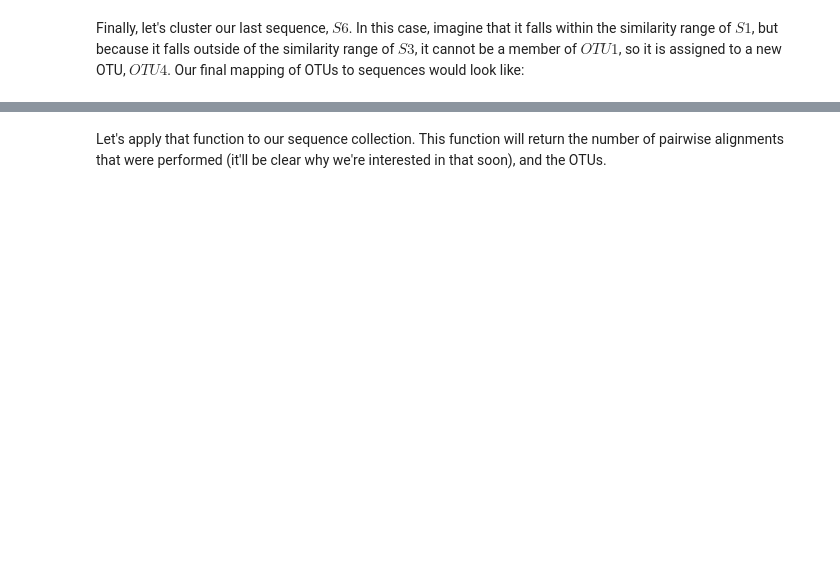
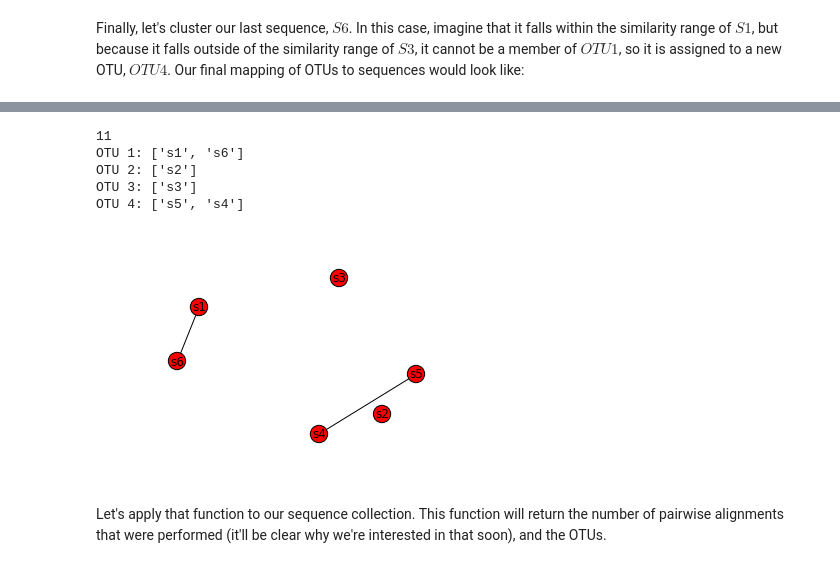
Before and after one commit to applied-bioinformatics/An-Introduction-To-Applied-Bioinformatics, a Jupyter notebook: fundamentals/sequence-mapping-and-clustering.ipynb, the cells around one changed output, grey strips where cells are left out. Saved outputs shown, nothing was run; the diff lists cells and outputs as text; code cells hidden in the pictures; blank space fills up the shorter version.

```diff
--- a/fundamentals/sequence-mapping-and-clustering.ipynb
+++ b/fundamentals/sequence-mapping-and-clustering.ipynb
@@ -200,3 +171,48 @@ def furthest_neighbor_cluster(seqs, similarity_threshold):
+# %%
+from numpy import mean
+
+def further_neighbor_cluster_match(seq, cluster, similarity_threshold, aligner):
+    alignment_results = []
+    for node in cluster.nodes_iter():
+        aln = aligner(seq, node)
+        percent_similarity = aln[0].fraction_same(aln[1])
+        alignment_results.append((node, percent_similarity))
+        if percent_similarity < similarity_threshold:
+            return False, alignment_results
+    return True, alignment_results
+
+
+def furthest_neighbor_cluster(seqs, similarity_threshold, aligner=local_pairwise_align_ssw):
+    clusters = []
+    num_alignments = 0
+    for query_seq in seqs:
+        clustered = False
+        for cluster in clusters:
+            clustered, alignment_results = further_neighbor_cluster_match(
+                query_seq, cluster, similarity_threshold, aligner)
+            num_alignments += len(alignment_results)
+            if clustered:
+                break
+        if clustered:
+            for n, s in alignment_results:
+                cluster.add_edge(query_seq, n, percent_similarity=s)
+        else:
+            # create a new cluster containing only this node
+            new_cluster = nx.Graph(id="OTU %d" % (len(clusters) + 1))
+            new_cluster.add_node(query_seq)
+            clusters.append(new_cluster)
+    return clusters, num_alignments
+# %%
+clusters, num_alignments = furthest_neighbor_cluster([s1, s2, s3, s4, s5, s6], 0.70, aligner=global_pairwise_align_nucleotide)
+print(num_alignments)
+show_clusters(clusters, plot_labels=True)
+# %% [output]
+11
+OTU 1: ['s1', 's6']
+OTU 2: ['s2']
+OTU 3: ['s3']
+OTU 4: ['s5', 's4']
+[figure, added]
 # %% [markdown]
 Let's apply that function to our sequence collection. This function will return the number of pairwise alignments that were performed (it'll be clear why we're interested in that soon), and the OTUs.
 # %%
```
Also changed, not shown: parts of 12 cells of this notebook.
